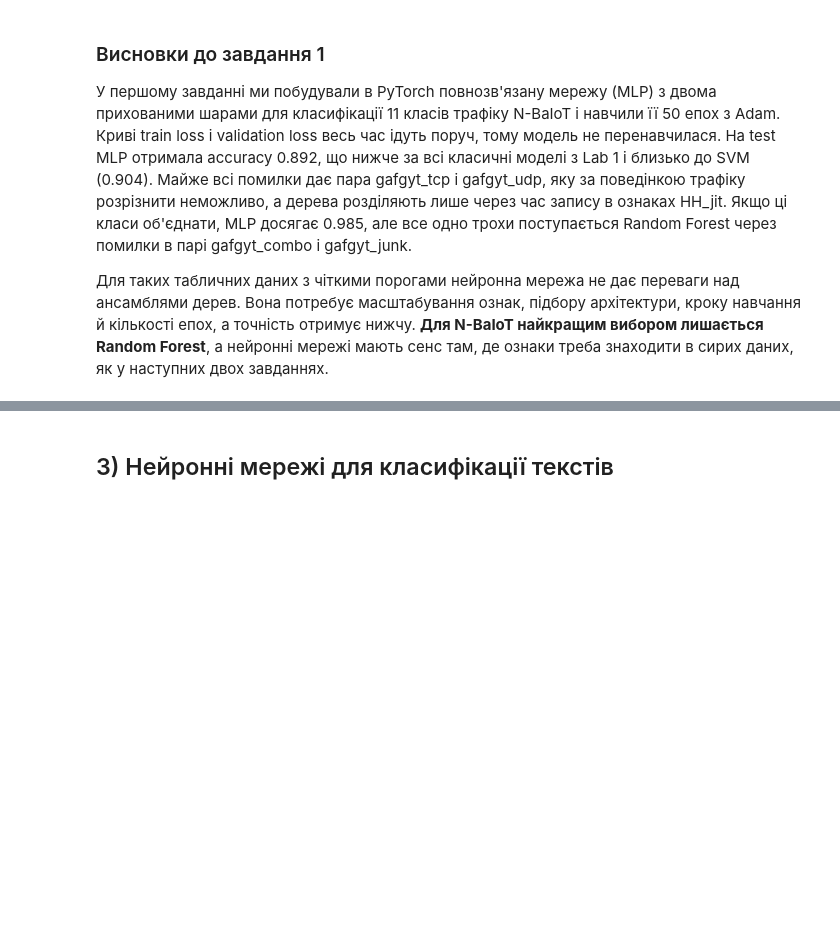
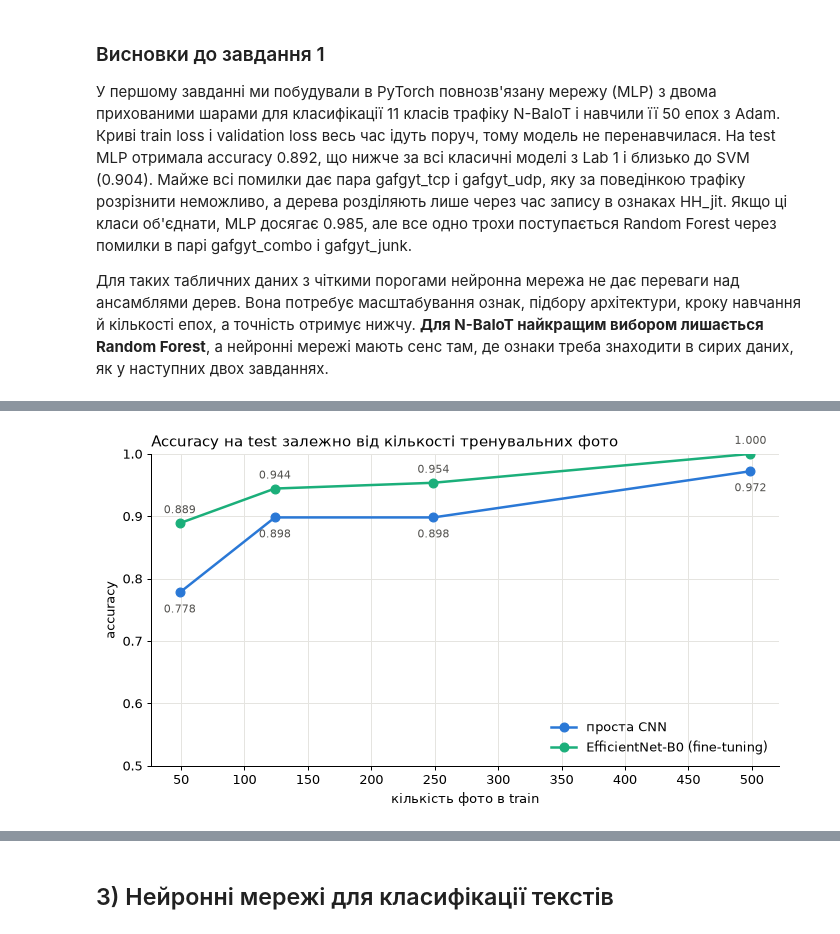
Before and after one commit to Vikyliya/IAD, a Jupyter notebook: Lab_3/lab3.ipynb, the cells around one changed output, grey strips where cells are left out. Saved outputs shown, nothing was run; the diff lists cells and outputs as text; code cells hidden in the pictures; blank space fills up the shorter version.

```diff
--- a/Lab_3/lab3.ipynb
+++ b/Lab_3/lab3.ipynb
@@ -842,0 +505,5 @@ Transfer learning допомагає не завжди. Він дає перев
+# %%
+CNN_EPOCHS = 30
+criterion_img = nn.CrossEntropyLoss()
+optimizer = torch.optim.Adam(cnn.parameters(), lr=1e-3)
+history_cnn = fit(cnn, train_loader_img, val_loader_img, optimizer, criterion_img, n_epochs=CNN_EPOCHS, print_every=3)
@@ -842,0 +739,16 @@ Transfer learning допомагає не завжди. Він дає перев
+# %%
+fig, ax = plt.subplots(figsize=(9, 4.5), dpi=90)
+for col, color in [('проста CNN', '#2a78d6'), ('EfficientNet-B0 (fine-tuning)', '#1baf7a')]:
+    offset = 8 if col == 'EfficientNet-B0 (fine-tuning)' else -16     # підписи EfficientNet над точками, CNN під ними
+    ax.plot(size_df['фото в train'], size_df[col], color=color, marker='o', markersize=7, linewidth=2, label=col)
+    for x, v in zip(size_df['фото в train'], size_df[col]):
+        ax.annotate(f'{v:.3f}', (x, v), textcoords='offset points', xytext=(0, offset), ha='center', fontsize=9, color='#52514e')
+ax.set_title('Accuracy на test залежно від кількості тренувальних фото', loc='left', fontsize=12)
+ax.set_xlabel('кількість фото в train')
+ax.set_ylabel('accuracy')
+ax.set_ylim(0.5, 1.0)
+ax.legend(frameon=False, loc='lower right')
+clean_axes(ax)
+plt.show()
+# %% [output]
+[figure, added]
```
Also changed, not shown: parts of 67 cells of this notebook.
